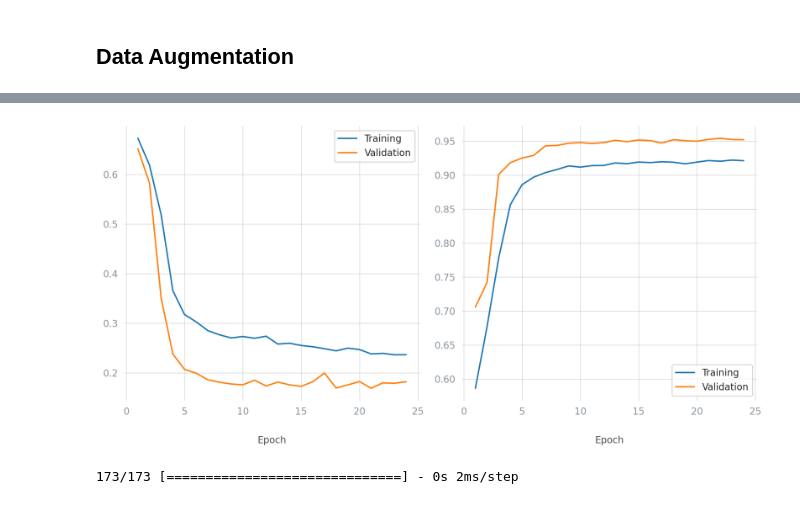
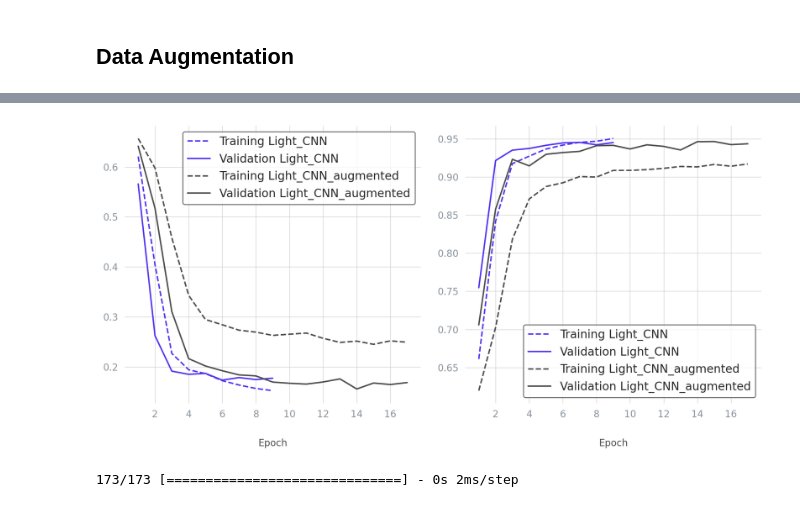
Before and after one commit to vicmcl/malaria-detection, a Jupyter notebook: malaria-detection/notebook_malaria_detection.ipynb, the cells around one changed output, grey strips where cells are left out. Cells and saved outputs as stored; diff of their text form; code cells hidden in the pictures.

```diff
--- a/malaria-detection/notebook_malaria_detection.ipynb
+++ b/malaria-detection/notebook_malaria_detection.ipynb
@@ -393,9 +386,9 @@ Epoch 24/100
 # %%
 histories["Light_CNN_augmented"] = history_augmented
 # %%
-plot_training(history_augmented)
+plot_training(histories)
 # %% [output]
-[figure, old version]
+[figure, new version]
 # %%
 test_2, pred_2 = prediction(model_aug, x_test, y_test_encoded)
 # %% [output]
```
Also changed, not shown: parts of 22 cells of this notebook.
